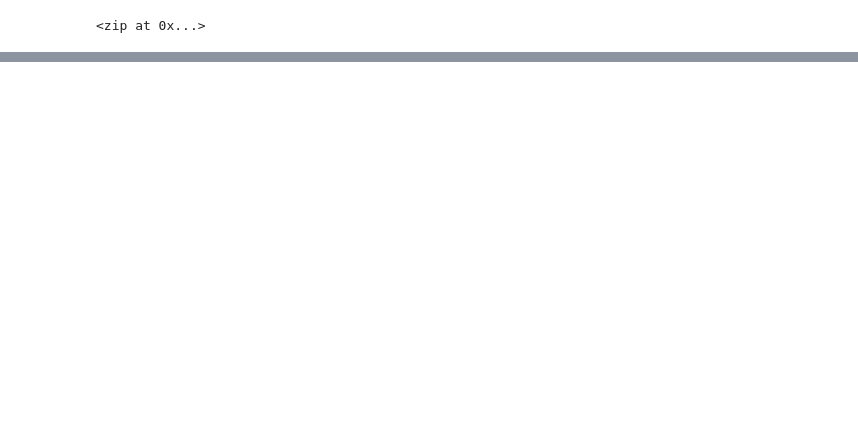
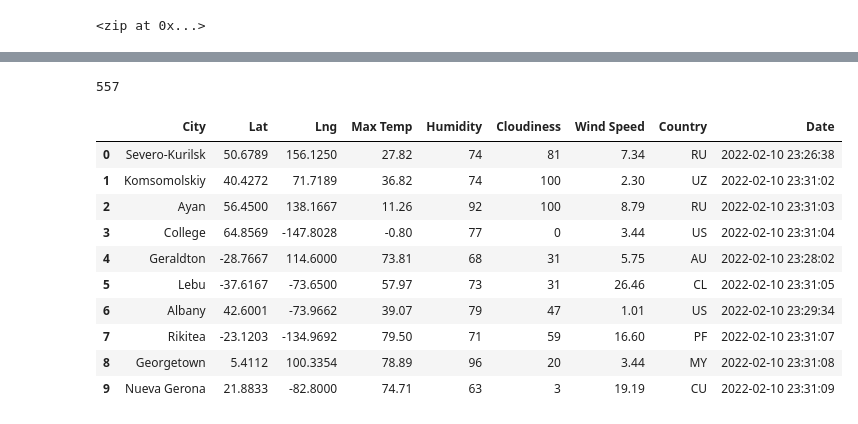
Before and after one commit to MStewart0218/World_Weather_Analysis, a Jupyter notebook: WeatherPy.ipynb, the cells around one changed output, grey strips where cells are left out. Drawn from its saved outputs; the diff is of its cells as text; code cells hidden in the pictures; blank space fills up the shorter version.

```diff
--- a/WeatherPy.ipynb
+++ b/WeatherPy.ipynb
@@ -32,0 +39,4 @@ len(cities)
+# %%
+# Starting URL for Weather Map API Call.
+url = "http://api.openweathermap.org/data/2.5/weather?units=Imperial&APPID=" + weather_api_key
+print(url)
@@ -32,0 +49,10 @@ len(cities)
+# %%
+# Create an empty list to hold the weather data.
+city_data = []
+# Print the beginning of the logging.
+print("Beginning Data Retrieval     ")
+print("-----------------------------")
+
+# Create counters.
+record_count = 1
+set_count = 1
@@ -32,0 +131,20 @@ len(cities)
+# %%
+len(city_data)
+# %% [output]
+557
+# %%
+# Convert the array of dictionaries to a Pandas DataFrame.
+city_data_df = pd.DataFrame(city_data)
+city_data_df.head(10)
+# %% [output]
+|  | City | Lat | Lng | Max Temp | Humidity | Cloudiness | Wind Speed | Country | Date |
+| 0 | Severo-Kurilsk | 50.6789 | 156.1250 | 27.82 | 74 | 81 | 7.34 | RU | 2022-02-10 23:26:38 |
+| 1 | Komsomolskiy | 40.4272 | 71.7189 | 36.82 | 74 | 100 | 2.30 | UZ | 2022-02-10 23:31:02 |
+| 2 | Ayan | 56.4500 | 138.1667 | 11.26 | 92 | 100 | 8.79 | RU | 2022-02-10 23:31:03 |
+| 3 | College | 64.8569 | -147.8028 | -0.80 | 77 | 0 | 3.44 | US | 2022-02-10 23:31:04 |
+| 4 | Geraldton | -28.7667 | 114.6000 | 73.81 | 68 | 31 | 5.75 | AU | 2022-02-10 23:28:02 |
+| 5 | Lebu | -37.6167 | -73.6500 | 57.97 | 73 | 31 | 26.46 | CL | 2022-02-10 23:31:05 |
+| 6 | Albany | 42.6001 | -73.9662 | 39.07 | 79 | 47 | 1.01 | US | 2022-02-10 23:29:34 |
+| 7 | Rikitea | -23.1203 | -134.9692 | 79.50 | 71 | 59 | 16.60 | PF | 2022-02-10 23:31:07 |
+| 8 | Georgetown | 5.4112 | 100.3354 | 78.89 | 96 | 20 | 3.44 | MY | 2022-02-10 23:31:08 |
+| 9 | Nueva Gerona | 21.8833 | -82.8000 | 74.71 | 63 | 3 | 19.19 | CU | 2022-02-10 23:31:09 |
```
Also changed, not shown: parts of 8 cells of this notebook, 1 other file.
